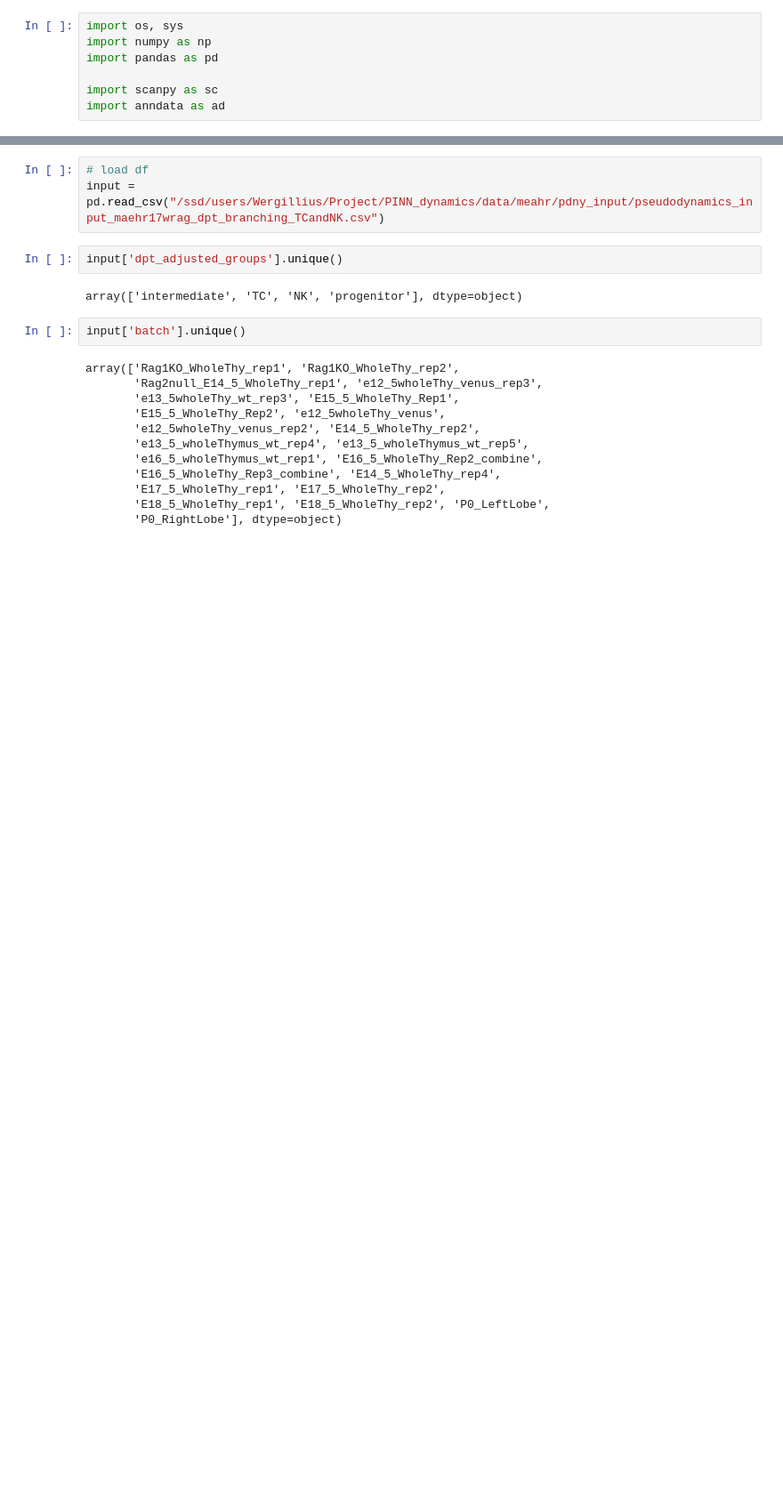
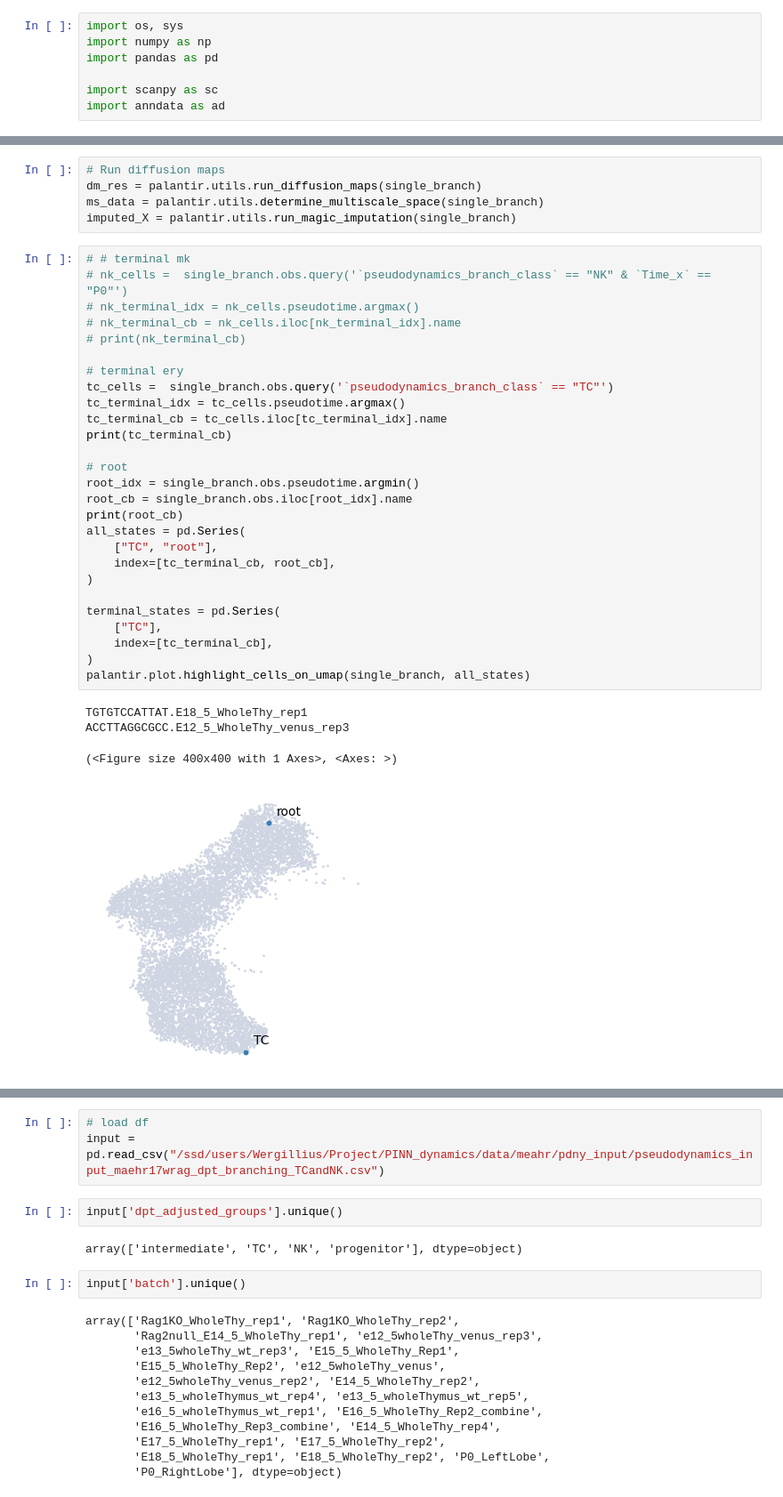
Before and after one commit to oZwZo/PINN_dynamics, a Jupyter notebook: Explore_Notebook/1.explore_datasets/1-6.check_meahr_wrag.ipynb, the cells around one changed output, grey strips where cells are left out. Shown: that part at 89% size. Saved outputs shown, nothing was run; the diff lists cells and outputs as text; blank space fills up the shorter version.

```diff
--- a/Explore_Notebook/1.explore_datasets/1-6.check_meahr_wrag.ipynb
+++ b/Explore_Notebook/1.explore_datasets/1-6.check_meahr_wrag.ipynb
@@ -7,0 +136,37 @@ import anndata as ad
+# %%
+# Run diffusion maps
+dm_res = palantir.utils.run_diffusion_maps(single_branch)
+ms_data = palantir.utils.determine_multiscale_space(single_branch)
+imputed_X = palantir.utils.run_magic_imputation(single_branch)
+# %%
+# # terminal mk
+# nk_cells =  single_branch.obs.query('`pseudodynamics_branch_class` == "NK" & `Time_x` == "P0"')
+# nk_terminal_idx = nk_cells.pseudotime.argmax()
+# nk_terminal_cb = nk_cells.iloc[nk_terminal_idx].name
+# print(nk_terminal_cb)
+
+# terminal ery
+tc_cells =  single_branch.obs.query('`pseudodynamics_branch_class` == "TC"')
+tc_terminal_idx = tc_cells.pseudotime.argmax()
+tc_terminal_cb = tc_cells.iloc[tc_terminal_idx].name
+print(tc_terminal_cb)
+
+# root
+root_idx = single_branch.obs.pseudotime.argmin()
+root_cb = single_branch.obs.iloc[root_idx].name
+print(root_cb)
+all_states = pd.Series(
+    ["TC", "root"],
+    index=[tc_terminal_cb, root_cb],
+)
+
+terminal_states = pd.Series(
+    ["TC"],
+    index=[tc_terminal_cb],
+)
+palantir.plot.highlight_cells_on_umap(single_branch, all_states)
+# %% [output]
+TGTGTCCATTAT.E18_5_WholeThy_rep1
+ACCTTAGGCGCC.E12_5_WholeThy_venus_rep3
+(<Figure size 400x400 with 1 Axes>, <Axes: >)
+[figure, added]
```
Also changed, not shown: parts of 53 cells of this notebook, 1 other file.
